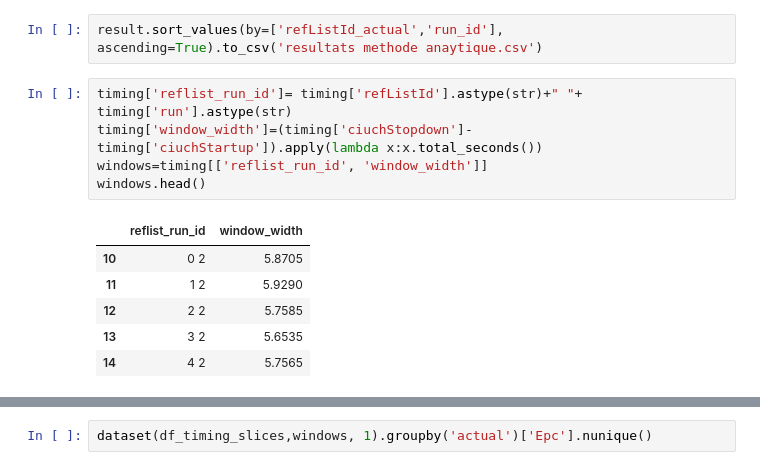
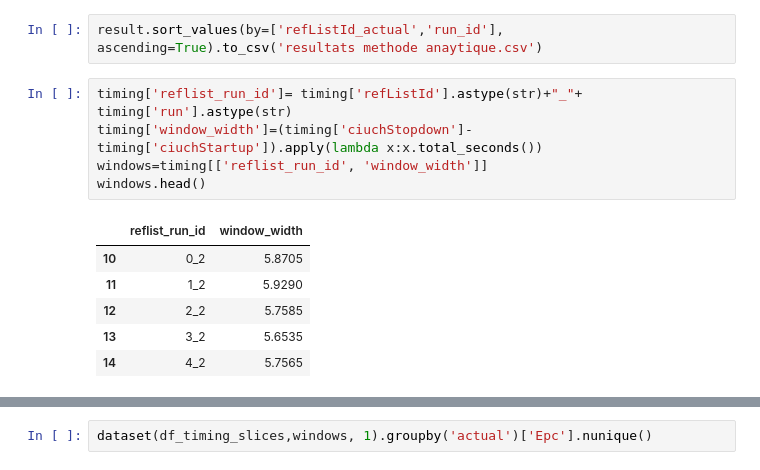
Before and after one commit to oceanelinxi/Projet_RFID, a Jupyter notebook: MLRFID_Projet_S8.ipynb, the cells around one changed output, grey strips where cells are left out. Drawn from its saved outputs; the diff is of its cells as text.

```diff
--- a/MLRFID_Projet_S8.ipynb
+++ b/MLRFID_Projet_S8.ipynb
@@ -607,17 +607,17 @@ pred2
 # %%
 result.sort_values(by=['refListId_actual','run_id'], ascending=True).to_csv('resultats methode anaytique.csv')
 # %%
-timing['reflist_run_id']= timing['refListId'].astype(str)+" "+ timing['run'].astype(str)
+timing['reflist_run_id']= timing['refListId'].astype(str)+"_"+ timing['run'].astype(str)
 timing['window_width']=(timing['ciuchStopdown']-timing['ciuchStartup']).apply(lambda x:x.total_seconds())
 windows=timing[['reflist_run_id', 'window_width']]
 windows.head()
 # %% [output]
 |  | reflist_run_id | window_width |
-| 10 | 0 2 | 5.8705 |
-| 11 | 1 2 | 5.9290 |
-| 12 | 2 2 | 5.7585 |
-| 13 | 3 2 | 5.6535 |
-| 14 | 4 2 | 5.7565 |
+| 10 | 0_2 | 5.8705 |
+| 11 | 1_2 | 5.9290 |
+| 12 | 2_2 | 5.7585 |
+| 13 | 3_2 | 5.6535 |
+| 14 | 4_2 | 5.7565 |
 # %%
 def dataset(df_timing_slices, windows, rssi_quantite):
     ds_rssi = df_timing_slices.groupby(['Epc', 'reflist_run_id', 'slice_id', 'loc'])['Rssi'].quantile(rssi_quantite) \
```
Also changed, not shown: parts of 1 cell of this notebook.
